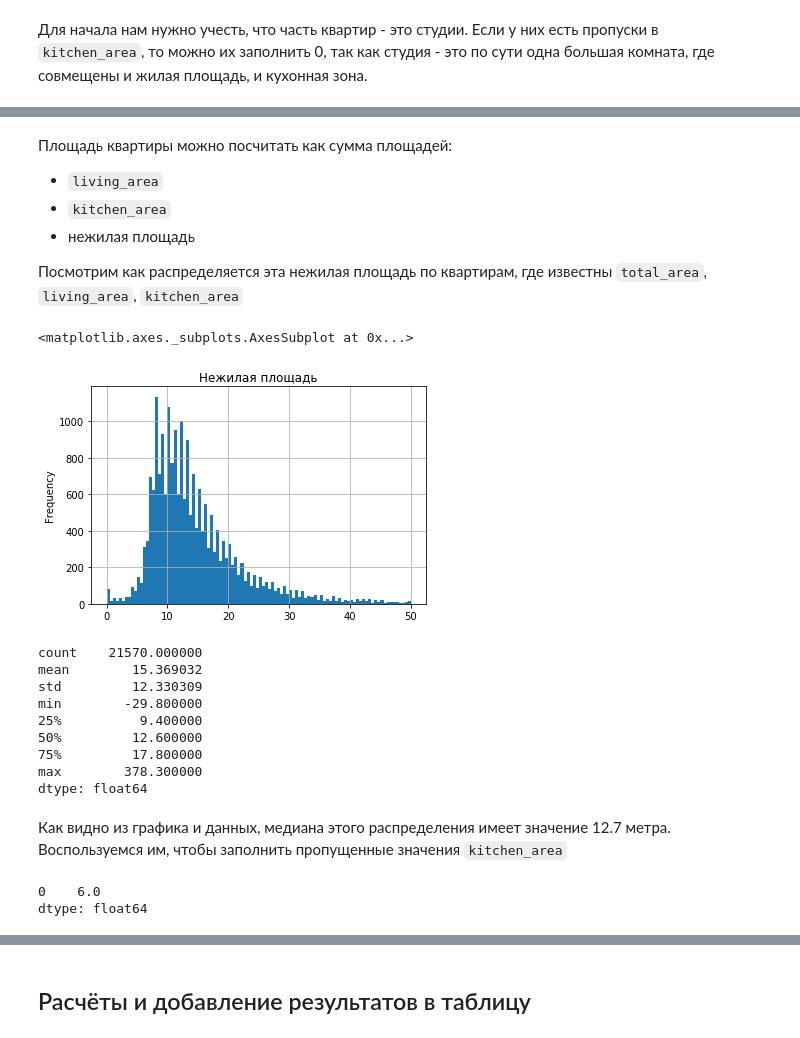
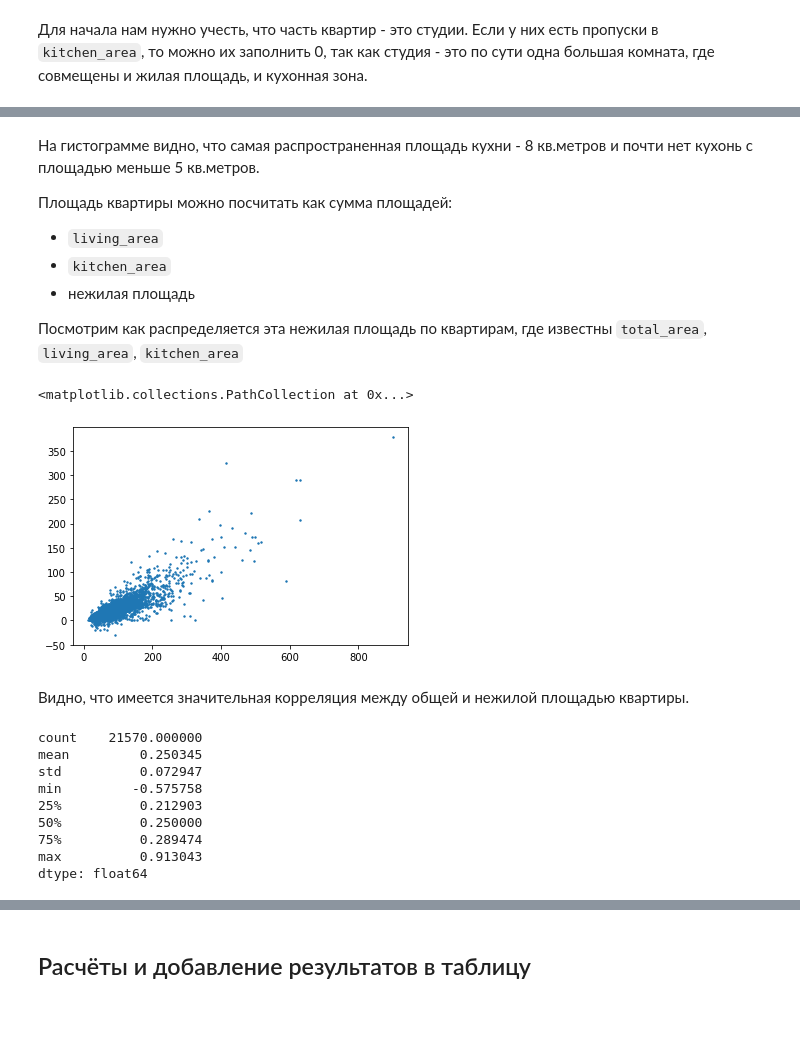
Before and after one commit to mazor86/praktikum_data_science, a Jupyter notebook: sprint_04/mazor86_sprint_04.ipynb, the cells around one changed output, grey strips where cells are left out. Cells and saved outputs as stored; diff of their text form; code cells hidden in the pictures.

```diff
--- a/sprint_04/mazor86_sprint_04.ipynb
+++ b/sprint_04/mazor86_sprint_04.ipynb
@@ -488,4 +508,6 @@ data.loc[
 # %% [markdown]
+На гистограмме видно, что самая распространенная площадь кухни - 8 кв.метров и почти нет кухонь с площадью меньше 5 кв.метров.
+
 Площадь квартиры можно посчитать как сумма площадей:
 - `living_area`
 - `kitchen_area`
@@ -494,27 +516,22 @@ data.loc[
 Посмотрим как распределяется эта нежилая площадь по квартирам, где известны `total_area`, `living_area`, `kitchen_area`
 # %%
 data_known_kitchen = data[~data['kitchen_area'].isna()]
-(data['total_area'] - data['living_area'] - data['kitchen_area']).plot(
-    kind='hist', bins=100, range=(0, 50), title='Нежилая площадь', grid=True)
+nolive_area = (data['total_area'] - data['living_area'] - data['kitchen_area'])
+plt.scatter(x=data['total_area'], y=nolive_area, s=2)
 # %% [output]
-<matplotlib.axes._subplots.AxesSubplot at 0x...>
+<matplotlib.collections.PathCollection at 0x...>
-[figure, old version]
+[figure, new version]
+# %% [markdown]
+Видно, что имеется значительная корреляция между общей и нежилой площадью квартиры.
 # %%
-(data['total_area'] - data['living_area'] - data['kitchen_area']).describe()
+(nolive_area / data['total_area']).describe()
 # %% [output]
 count    21570.000000
-mean        15.369032
-std         12.330309
-min        -29.800000
-25%          9.400000
-50%         12.600000
-75%         17.800000
-max        378.300000
+mean         0.250345
+std          0.072947
+min         -0.575758
+25%          0.212903
+50%          0.250000
+75%          0.289474
+max          0.913043
 dtype: float64
-# %% [markdown]
-Как видно из графика и данных, медиана этого распределения имеет значение 12.7 метра. Воспользуемся им, чтобы заполнить пропущенные значения `kitchen_area`
-# %%
-data['kitchen_area'].mode()
-# %% [output]
-0    6.0
-dtype: float64
```
Also changed, not shown: parts of 11 cells of this notebook.
